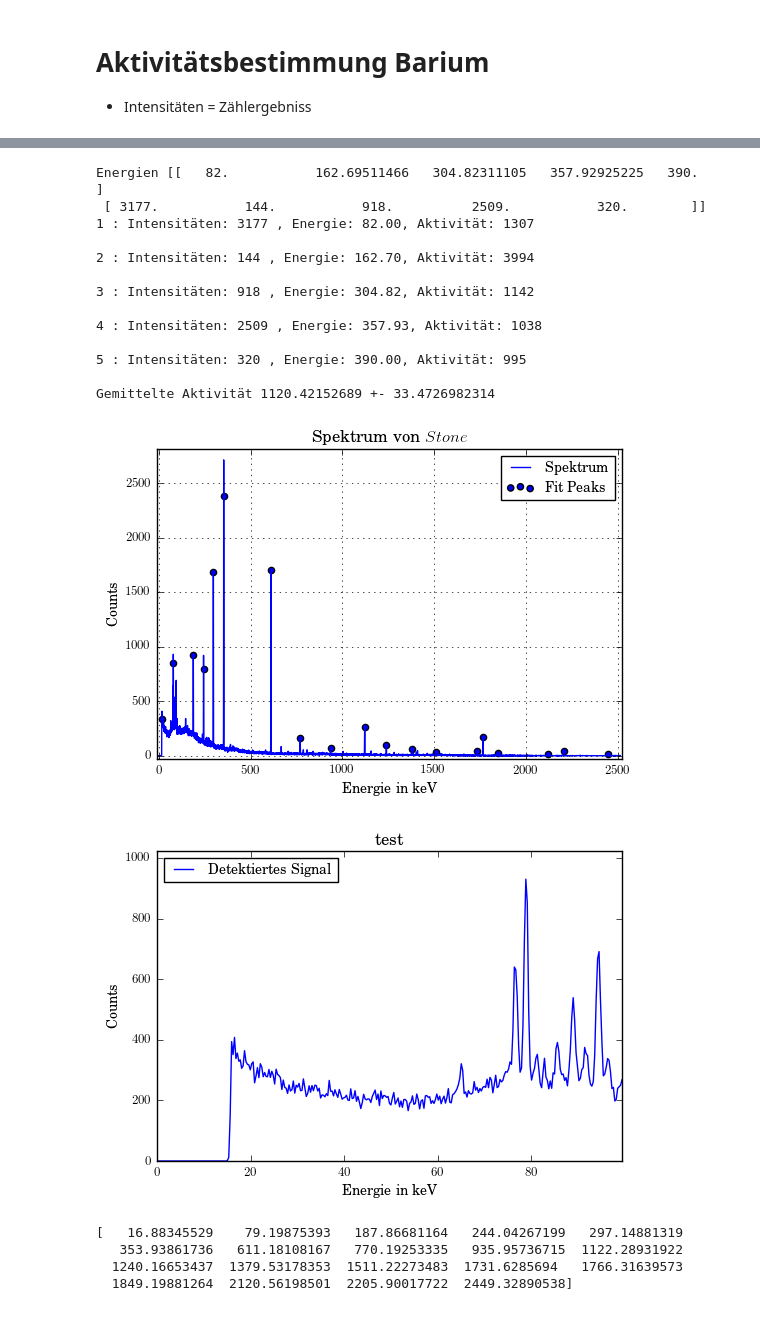
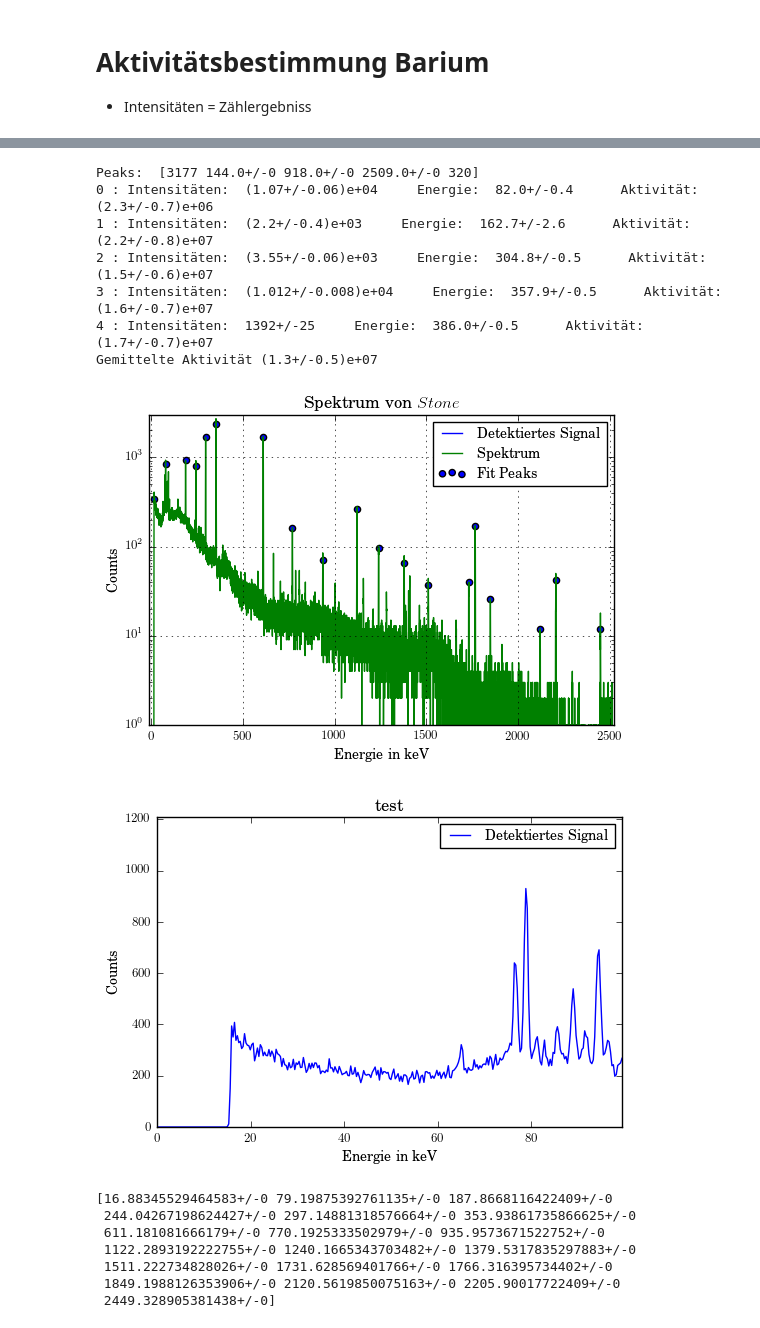
Before and after one commit to MaxSac/FP-Praktikum, a Jupyter notebook: 03-09.01.2017/calculation.ipynb, the cells around one changed output, grey strips where cells are left out. Cells and saved outputs as stored; diff of their text form; code cells hidden in the pictures.

```diff
--- a/03-09.01.2017/calculation.ipynb
+++ b/03-09.01.2017/calculation.ipynb
@@ -359,36 +362,35 @@ ValueError: operands could not be broadcast together with shapes (8192,) (2,)
 # %%
 baW = np.array([34.1, 0.6, 18.3, 62.1, 8.9])/100 #Emmisionewahrscheinlichkeit der Spektralline
-baQ = pot(BA.peak[0,:], 1.2e-14,4, 1850, 0.01) # Effizienz bei den entsprechenden Energien
-print('Energien',BA.peak)
+baQ = pot(BA.peak[0,:], *paramsEffi) # Effizienz bei den entsprechenden Energien
+# print(baQ)
+BA.stdGaus(False)
+print("Peaks: ",BA.peak[1])
 lifetime = 3595
 baA = BA.peak[1,:]*4*np.pi/(Raumwinkel*baW*baQ*lifetime)# Aktivität der verwendeten Bariumquelle
 for x in range(len(BA.peak[1,:])):
-    print('%i : Intensitäten: %.f , Energie: %.2f, Aktivität: %.f \n' % (x+1, BA.peak[1,x], BA.peak[0,x], baA[x]))
+    print(x, ': Intensitäten: ', BA.hits[x], "    Energie: ", BA.peak[0,x], "     Aktivität:", baA[x])
 baA = np.append(baA[0],baA[2:]) #Wert 2 wird vernachlässigt weil er viel zu Groß ausfällt
-print('Gemittelte Aktivität', np.mean(baA), '+-', np.sqrt(np.mean(baA)))
+print('Gemittelte Aktivität', np.mean(baA))
 # %% [output]
-Energien [[   82.           162.69511466   304.82311105   357.92925225   390.        ]
- [ 3177.           144.           918.          2509.           320.        ]]
-1 : Intensitäten: 3177 , Energie: 82.00, Aktivität: 1307
-
-2 : Intensitäten: 144 , Energie: 162.70, Aktivität: 3994
-
-3 : Intensitäten: 918 , Energie: 304.82, Aktivität: 1142
-
-4 : Intensitäten: 2509 , Energie: 357.93, Aktivität: 1038
-
-5 : Intensitäten: 320 , Energie: 390.00, Aktivität: 995
-
-Gemittelte Aktivität 1120.42152689 +- 33.4726982314
+Peaks:  [3177 144.0+/-0 918.0+/-0 2509.0+/-0 320]
+0 : Intensitäten:  (1.07+/-0.06)e+04     Energie:  82.0+/-0.4      Aktivität: (2.3+/-0.7)e+06
+1 : Intensitäten:  (2.2+/-0.4)e+03     Energie:  162.7+/-2.6      Aktivität: (2.2+/-0.8)e+07
+2 : Intensitäten:  (3.55+/-0.06)e+03     Energie:  304.8+/-0.5      Aktivität: (1.5+/-0.6)e+07
+3 : Intensitäten:  (1.012+/-0.008)e+04     Energie:  357.9+/-0.5      Aktivität: (1.6+/-0.7)e+07
+4 : Intensitäten:  1392+/-25     Energie:  386.0+/-0.5      Aktivität: (1.7+/-0.7)e+07
+Gemittelte Aktivität (1.3+/-0.5)e+07
 # %%
-ST = makeSpek(St, scale=params[0])
-ST.plot('St','Stone')
+ST = makeSpek(St, scale=scaleing)
+ST.plot('St','Stone','log')
 ST.plotSector(0,100)
 print(ST.peak[0,:])
 # %% [output]
-[figure, old version]
+[figure, new version]
-[figure, old version]
+[figure, new version]
-[   16.88345529    79.19875393   187.86681164   244.04267199   297.14881319
-   353.93861736   611.18108167   770.19253335   935.95736715  1122.28931922
-  1240.16653437  1379.53178353  1511.22273483  1731.6285694   1766.31639573
-  1849.19881264  2120.56198501  2205.90017722  2449.32890538]
+[16.88345529464583+/-0 79.19875392761135+/-0 187.8668116422409+/-0
+ 244.04267198624427+/-0 297.14881318576664+/-0 353.93861735866625+/-0
+ 611.181081666179+/-0 770.1925333502979+/-0 935.9573671522752+/-0
+ 1122.2893192222755+/-0 1240.1665343703482+/-0 1379.5317835297883+/-0
+ 1511.222734828026+/-0 1731.628569401766+/-0 1766.316395734402+/-0
+ 1849.1988126353906+/-0 2120.5619850075163+/-0 2205.90017722409+/-0
+ 2449.328905381438+/-0]
```
Also changed, not shown: parts of 10 cells of this notebook, 6 other files.
